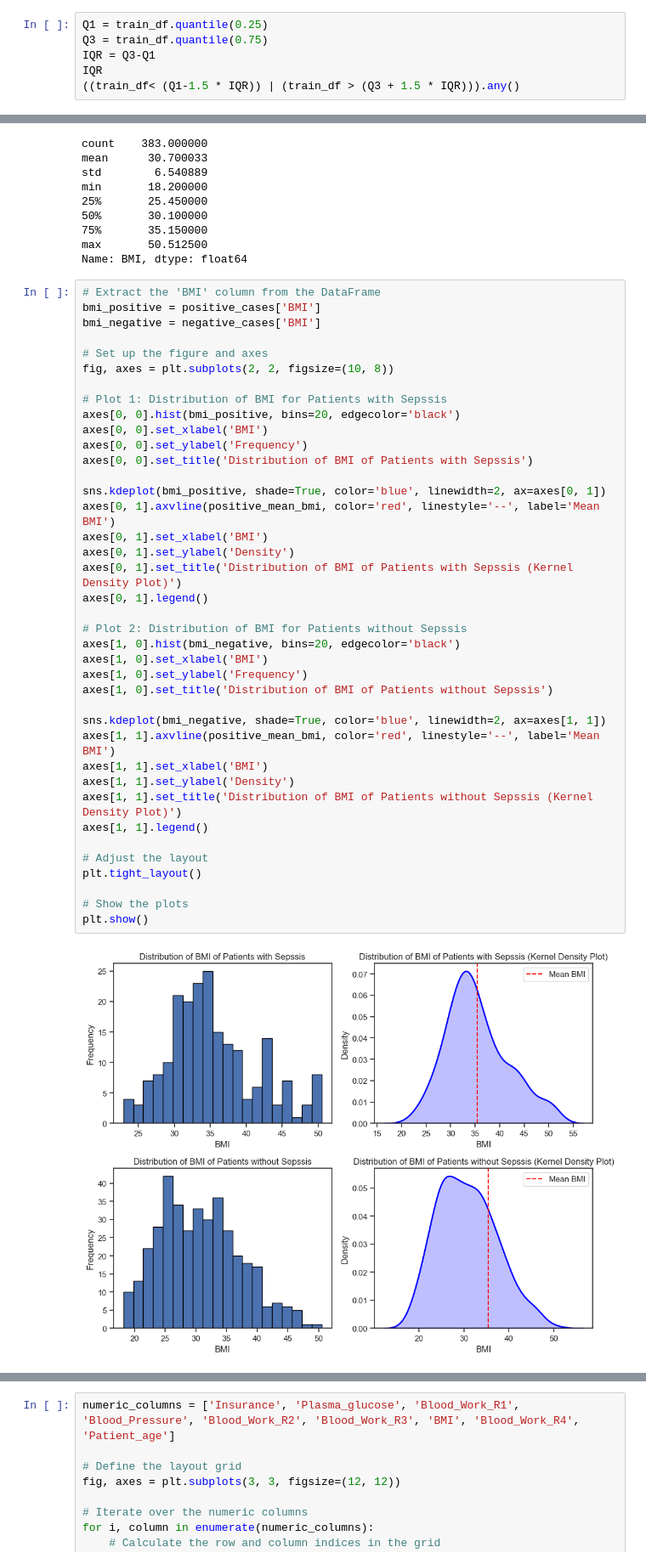
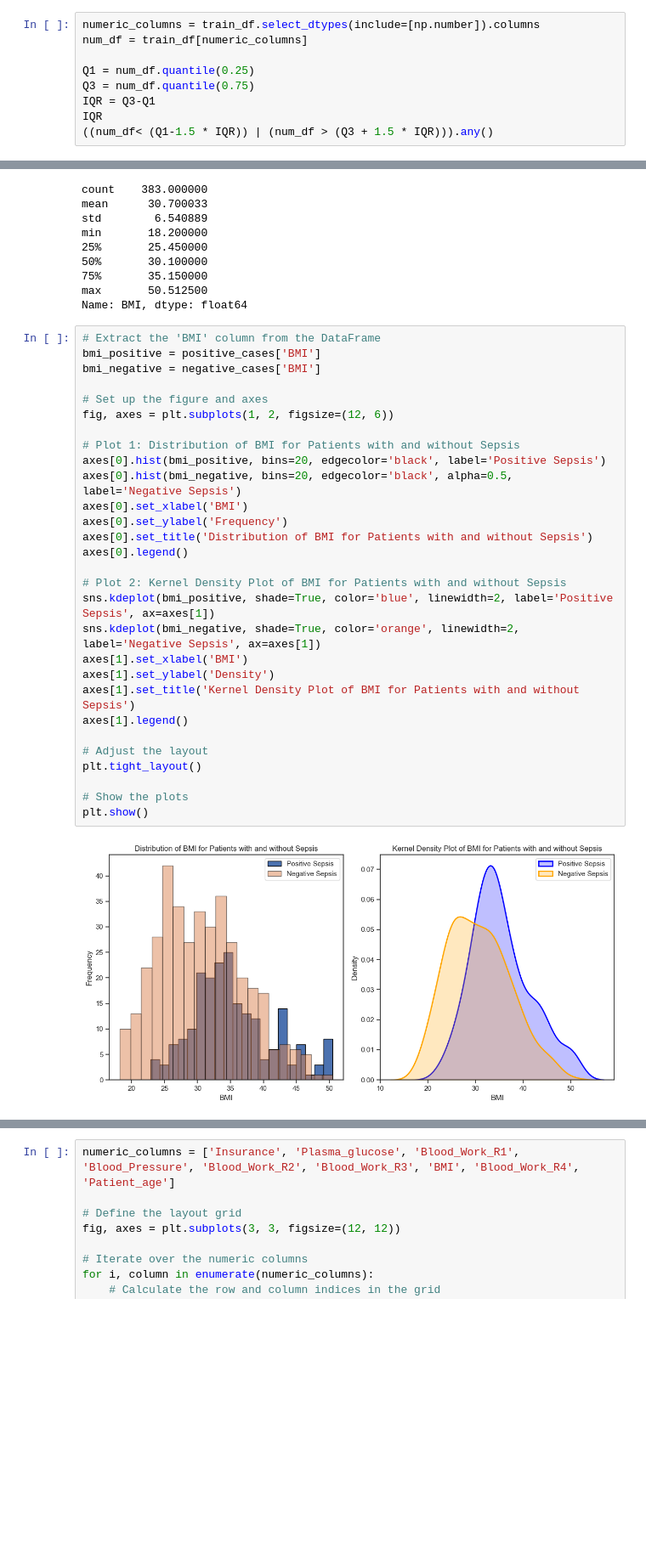
Before and after one commit to ikoghoemmanuell/Sepsis-Prediction-with-ML-and-FastAPI, a Jupyter notebook: Sepsis.ipynb, the cells around one changed output, grey strips where cells are left out. Shown at 85% size. Saved outputs shown, nothing was run; the diff lists cells and outputs as text; blank space fills up the shorter version.

```diff
--- a/Sepsis.ipynb
+++ b/Sepsis.ipynb
@@ -364,9 +363,12 @@ plt.show()
 The box plots of the various columns as visualized above, shows the presence of outliers in our data.
 Outliers can skew the results of machine learning models and make them less accurate and reliable.
 # %%
-Q1 = train_df.quantile(0.25)
-Q3 = train_df.quantile(0.75)
+numeric_columns = train_df.select_dtypes(include=[np.number]).columns
+num_df = train_df[numeric_columns]
+
+Q1 = num_df.quantile(0.25)
+Q3 = num_df.quantile(0.75)
 IQR = Q3-Q1
 IQR
-((train_df< (Q1-1.5 * IQR)) | (train_df > (Q3 + 1.5 * IQR))).any()
+((num_df< (Q1-1.5 * IQR)) | (num_df > (Q3 + 1.5 * IQR))).any()
 # %% [output]
@@ -536,41 +582,31 @@ Name: BMI, dtype: float64
 # %%
 # Extract the 'BMI' column from the DataFrame
 bmi_positive = positive_cases['BMI']
 bmi_negative = negative_cases['BMI']
 
 # Set up the figure and axes
-fig, axes = plt.subplots(2, 2, figsize=(10, 8))
+fig, axes = plt.subplots(1, 2, figsize=(12, 6))
 
-# Plot 1: Distribution of BMI for Patients with Sepssis
-axes[0, 0].hist(bmi_positive, bins=20, edgecolor='black')
-axes[0, 0].set_xlabel('BMI')
-axes[0, 0].set_ylabel('Frequency')
-axes[0, 0].set_title('Distribution of BMI of Patients with Sepssis')
+# Plot 1: Distribution of BMI for Patients with and without Sepsis
+axes[0].hist(bmi_positive, bins=20, edgecolor='black', label='Positive Sepsis')
+axes[0].hist(bmi_negative, bins=20, edgecolor='black', alpha=0.5, label='Negative Sepsis')
+axes[0].set_xlabel('BMI')
+axes[0].set_ylabel('Frequency')
+axes[0].set_title('Distribution of BMI for Patients with and without Sepsis')
+axes[0].legend()
 
-sns.kdeplot(bmi_positive, shade=True, color='blue', linewidth=2, ax=axes[0, 1])
-axes[0, 1].axvline(positive_mean_bmi, color='red', linestyle='--', label='Mean BMI')
-axes[0, 1].set_xlabel('BMI')
-axes[0, 1].set_ylabel('Density')
-axes[0, 1].set_title('Distribution of BMI of Patients with Sepssis (Kernel Density Plot)')
-axes[0, 1].legend()
-
-# Plot 2: Distribution of BMI for Patients without Sepssis
-axes[1, 0].hist(bmi_negative, bins=20, edgecolor='black')
-axes[1, 0].set_xlabel('BMI')
-axes[1, 0].set_ylabel('Frequency')
-axes[1, 0].set_title('Distribution of BMI of Patients without Sepssis')
-
-sns.kdeplot(bmi_negative, shade=True, color='blue', linewidth=2, ax=axes[1, 1])
-axes[1, 1].axvline(positive_mean_bmi, color='red', linestyle='--', label='Mean BMI')
-axes[1, 1].set_xlabel('BMI')
-axes[1, 1].set_ylabel('Density')
-axes[1, 1].set_title('Distribution of BMI of Patients without Sepssis (Kernel Density Plot)')
-axes[1, 1].legend()
+# Plot 2: Kernel Density Plot of BMI for Patients with and without Sepsis
+sns.kdeplot(bmi_positive, shade=True, color='blue', linewidth=2, label='Positive Sepsis', ax=axes[1])
+sns.kdeplot(bmi_negative, shade=True, color='orange', linewidth=2, label='Negative Sepsis', ax=axes[1])
+axes[1].set_xlabel('BMI')
+axes[1].set_ylabel('Density')
+axes[1].set_title('Kernel Density Plot of BMI for Patients with and without Sepsis')
+axes[1].legend()
 
 # Adjust the layout
 plt.tight_layout()
 
 # Show the plots
 plt.show()
 # %% [output]
-[figure, old version]
+[figure, new version]
```
Also changed, not shown: parts of 66 cells of this notebook.
